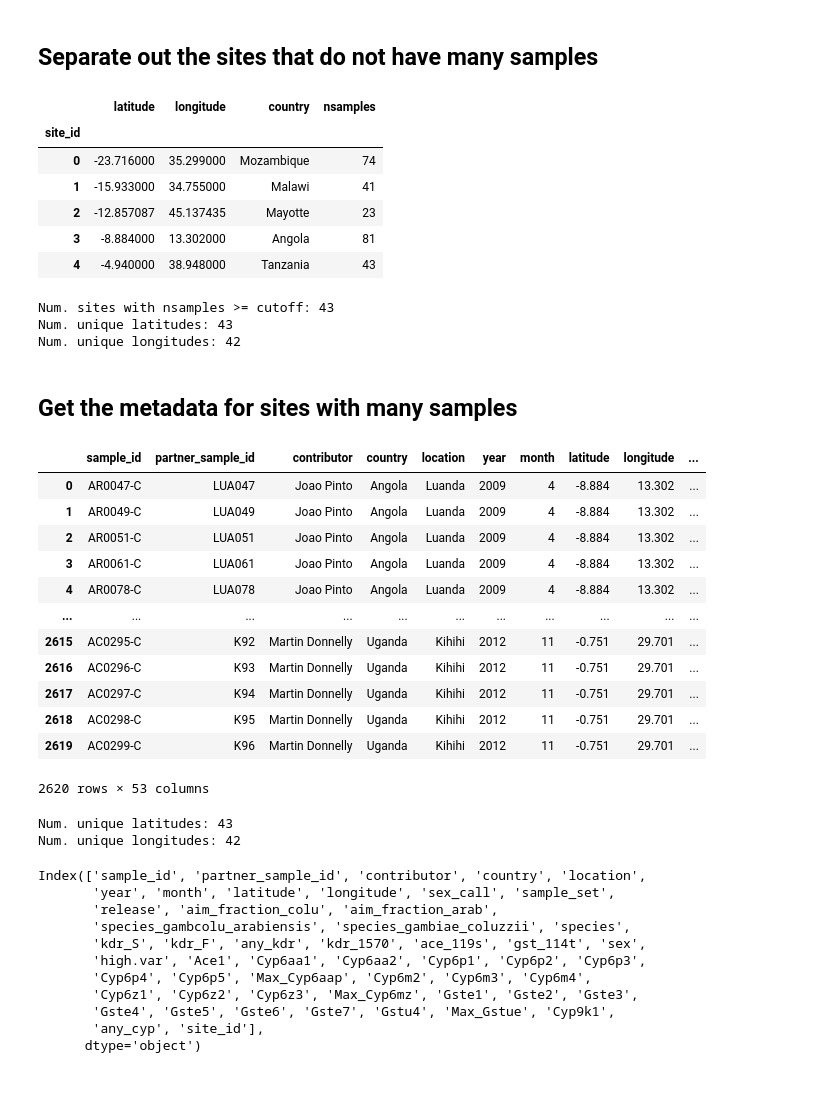
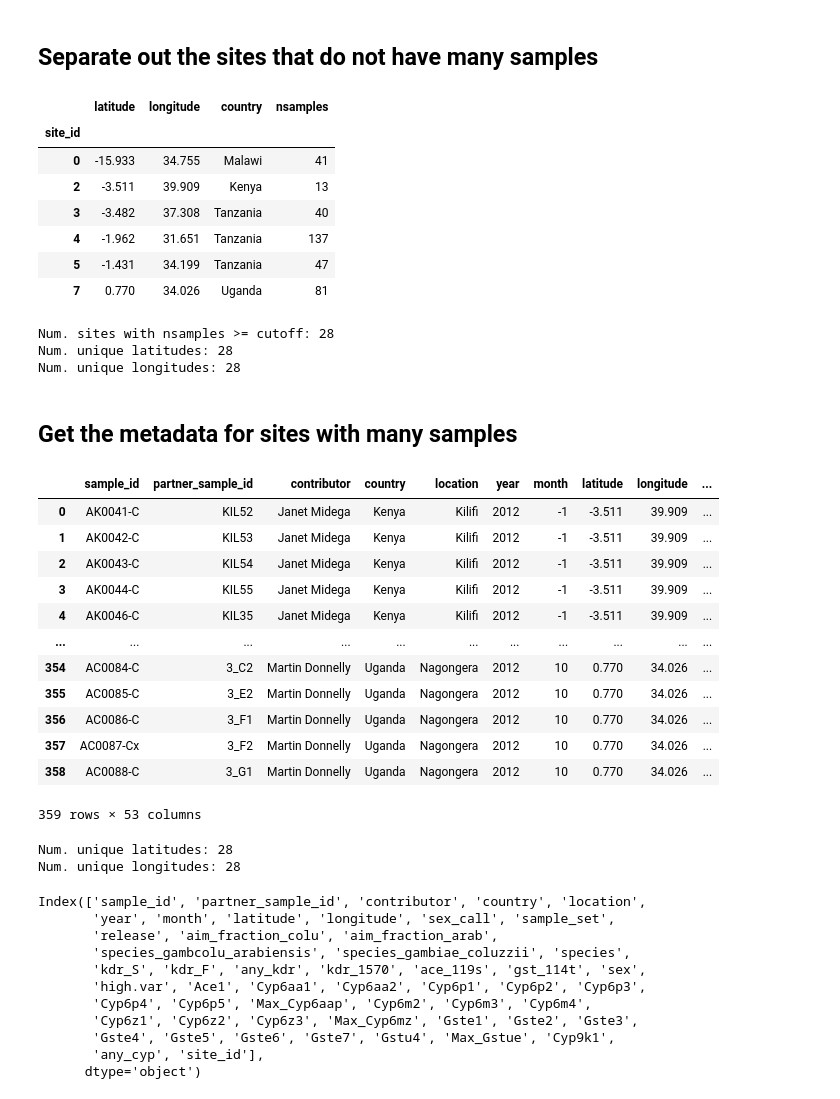
Before and after one commit to malariagen/ag1000g-phase3-data-paper, a Jupyter notebook: notebooks/GEM_pyr_ir_maps_v2.ipynb, the cells around one changed output. Drawn from its saved outputs; the diff is of its cells as text; code cells hidden in the pictures.

```diff
--- a/notebooks/GEM_pyr_ir_maps_v2.ipynb
+++ b/notebooks/GEM_pyr_ir_maps_v2.ipynb
@@ -195,6 +193,8 @@ dsghdklsglkklg
 ## Define the sites as samples with the same latitude and longitude
 # %%
 # Get the sample counts by site, where a site is a unique lat, long. Include country for reference.
-sites = sample_meta.groupby(['latitude', 'longitude', 'country']).size().reset_index(name='nsamples')
+sites_gamb = sample_meta_gamb.groupby(['latitude', 'longitude', 'country']).size().reset_index(name='nsamples')
+sites_colu = sample_meta_colu.groupby(['latitude', 'longitude', 'country']).size().reset_index(name='nsamples')
+sites_arab = sample_meta_arab.groupby(['latitude', 'longitude', 'country']).size().reset_index(name='nsamples')
 # %%
 # Eyeball the number of samples in each site
@@ -217,4 +254,6 @@ sites
 ### Assign each site a unique identifier (short-hand for the unique map coordinates)
 # %%
 # Name the index 'site_id', effectively assigning a unique identifier to each site
-sites.index.name = 'site_id'
+sites_gamb.index.name = 'site_id'
+sites_colu.index.name = 'site_id'
+sites_arab.index.name = 'site_id'
@@ -259,27 +262,30 @@ sites.sort_values('nsamples')
 # %%
 # Get the subset of sites with nsamples >= cutoff
 site_nsamples_cutoff = 10
-sites_with_many_samples = sites[sites.nsamples >= site_nsamples_cutoff].copy()
+sites_with_many_samples_gamb = sites_gamb[sites_gamb.nsamples >= site_nsamples_cutoff].copy()
+sites_with_many_samples_colu = sites_colu[sites_colu.nsamples >= site_nsamples_cutoff].copy()
+sites_with_many_samples_arab = sites_arab[sites_arab.nsamples >= site_nsamples_cutoff].copy()
 # %%
 # Eyeball the subset df
-sites_with_many_samples.head()
+sites_with_many_samples_arab
 # %% [output]
 |  | latitude | longitude | country | nsamples |
 | site_id |  |  |  |  |
-| 0 | -23.716000 | 35.299000 | Mozambique | 74 |
-| 1 | -15.933000 | 34.755000 | Malawi | 41 |
-| 2 | -12.857087 | 45.137435 | Mayotte | 23 |
-| 3 | -8.884000 | 13.302000 | Angola | 81 |
-| 4 | -4.940000 | 38.948000 | Tanzania | 43 |
+| 0 | -15.933 | 34.755 | Malawi | 41 |
+| 2 | -3.511 | 39.909 | Kenya | 13 |
+| 3 | -3.482 | 37.308 | Tanzania | 40 |
+| 4 | -1.962 | 31.651 | Tanzania | 137 |
+| 5 | -1.431 | 34.199 | Tanzania | 47 |
+| 7 | 0.770 | 34.026 | Uganda | 81 |
 # %%
 # Eyeball the number of unique lats and longs, for the sites with nsamples >= cutoff
-print('Num. sites with nsamples >= cutoff:', len(sites_with_many_samples))
-print('Num. unique latitudes:', len(sites_with_many_samples.latitude.unique()))
-print('Num. unique longitudes:', len(sites_with_many_samples.longitude.unique()))
+print('Num. sites with nsamples >= cutoff:', len(sites_with_many_samples_gamb))
+print('Num. unique latitudes:', len(sites_with_many_samples_gamb.latitude.unique()))
+print('Num. unique longitudes:', len(sites_with_many_samples_gamb.longitude.unique()))
 # %% [output]
-Num. sites with nsamples >= cutoff: 43
-Num. unique latitudes: 43
-Num. unique longitudes: 42
+Num. sites with nsamples >= cutoff: 28
+Num. unique latitudes: 28
+Num. unique longitudes: 28
 # %% [markdown]
 ## Get the metadata for sites with many samples
 # %%
@@ -288,25 +294,28 @@ sample_meta_for_sites_with_many_samples = sample_meta.merge(sites_with_many_samp
+# %%
+sample_meta_for_sites_with_many_samples_colu = sample_meta_colu.merge(sites_with_many_samples_colu.reset_index()[['longitude','latitude','site_id']])
+sample_meta_for_sites_with_many_samples_arab = sample_meta_arab.merge(sites_with_many_samples_arab.reset_index()[['longitude','latitude','site_id']])
 # %%
 # Eyeball some of the data
-sample_meta_for_sites_with_many_samples
+sample_meta_for_sites_with_many_samples_arab
 # %% [output]
 |  | sample_id | partner_sample_id | contributor | country | location | year | month | latitude | longitude | ... |
-| 0 | AR0047-C | LUA047 | Joao Pinto | Angola | Luanda | 2009 | 4 | -8.884 | 13.302 | ... |
-| 1 | AR0049-C | LUA049 | Joao Pinto | Angola | Luanda | 2009 | 4 | -8.884 | 13.302 | ... |
-| 2 | AR0051-C | LUA051 | Joao Pinto | Angola | Luanda | 2009 | 4 | -8.884 | 13.302 | ... |
-| 3 | AR0061-C | LUA061 | Joao Pinto | Angola | Luanda | 2009 | 4 | -8.884 | 13.302 | ... |
-| 4 | AR0078-C | LUA078 | Joao Pinto | Angola | Luanda | 2009 | 4 | -8.884 | 13.302 | ... |
+| 0 | AK0041-C | KIL52 | Janet Midega | Kenya | Kilifi | 2012 | -1 | -3.511 | 39.909 | ... |
+| 1 | AK0042-C | KIL53 | Janet Midega | Kenya | Kilifi | 2012 | -1 | -3.511 | 39.909 | ... |
+| 2 | AK0043-C | KIL54 | Janet Midega | Kenya | Kilifi | 2012 | -1 | -3.511 | 39.909 | ... |
+| 3 | AK0044-C | KIL55 | Janet Midega | Kenya | Kilifi | 2012 | -1 | -3.511 | 39.909 | ... |
+| 4 | AK0046-C | KIL35 | Janet Midega | Kenya | Kilifi | 2012 | -1 | -3.511 | 39.909 | ... |
 | ... | ... | ... | ... | ... | ... | ... | ... | ... | ... | ... |
-| 2615 | AC0295-C | K92 | Martin Donnelly | Uganda | Kihihi | 2012 | 11 | -0.751 | 29.701 | ... |
-| 2616 | AC0296-C | K93 | Martin Donnelly | Uganda | Kihihi | 2012 | 11 | -0.751 | 29.701 | ... |
-| 2617 | AC0297-C | K94 | Martin Donnelly | Uganda | Kihihi | 2012 | 11 | -0.751 | 29.701 | ... |
-| 2618 | AC0298-C | K95 | Martin Donnelly | Uganda | Kihihi | 2012 | 11 | -0.751 | 29.701 | ... |
-| 2619 | AC0299-C | K96 | Martin Donnelly | Uganda | Kihihi | 2012 | 11 | -0.751 | 29.701 | ... |
+| 354 | AC0084-C | 3_C2 | Martin Donnelly | Uganda | Nagongera | 2012 | 10 | 0.770 | 34.026 | ... |
+| 355 | AC0085-C | 3_E2 | Martin Donnelly | Uganda | Nagongera | 2012 | 10 | 0.770 | 34.026 | ... |
+| 356 | AC0086-C | 3_F1 | Martin Donnelly | Uganda | Nagongera | 2012 | 10 | 0.770 | 34.026 | ... |
+| 357 | AC0087-Cx | 3_F2 | Martin Donnelly | Uganda | Nagongera | 2012 | 10 | 0.770 | 34.026 | ... |
+| 358 | AC0088-C | 3_G1 | Martin Donnelly | Uganda | Nagongera | 2012 | 10 | 0.770 | 34.026 | ... |
-2620 rows × 53 columns
+359 rows × 53 columns
 # %%
 # Eyeball the number of unique lats and longs, for the sites with nsamples >= cutoff
-print('Num. unique latitudes:', len(sample_meta_for_sites_with_many_samples.latitude.unique()))
-print('Num. unique longitudes:', len(sample_meta_for_sites_with_many_samples.longitude.unique()))
+print('Num. unique latitudes:', len(sample_meta_for_sites_with_many_samples_gamb.latitude.unique()))
+print('Num. unique longitudes:', len(sample_meta_for_sites_with_many_samples_gamb.longitude.unique()))
 # %% [output]
-Num. unique latitudes: 43
-Num. unique longitudes: 42
+Num. unique latitudes: 28
+Num. unique longitudes: 28
 # %%
```
Also changed, not shown: parts of 29 cells of this notebook, 10 other files.
